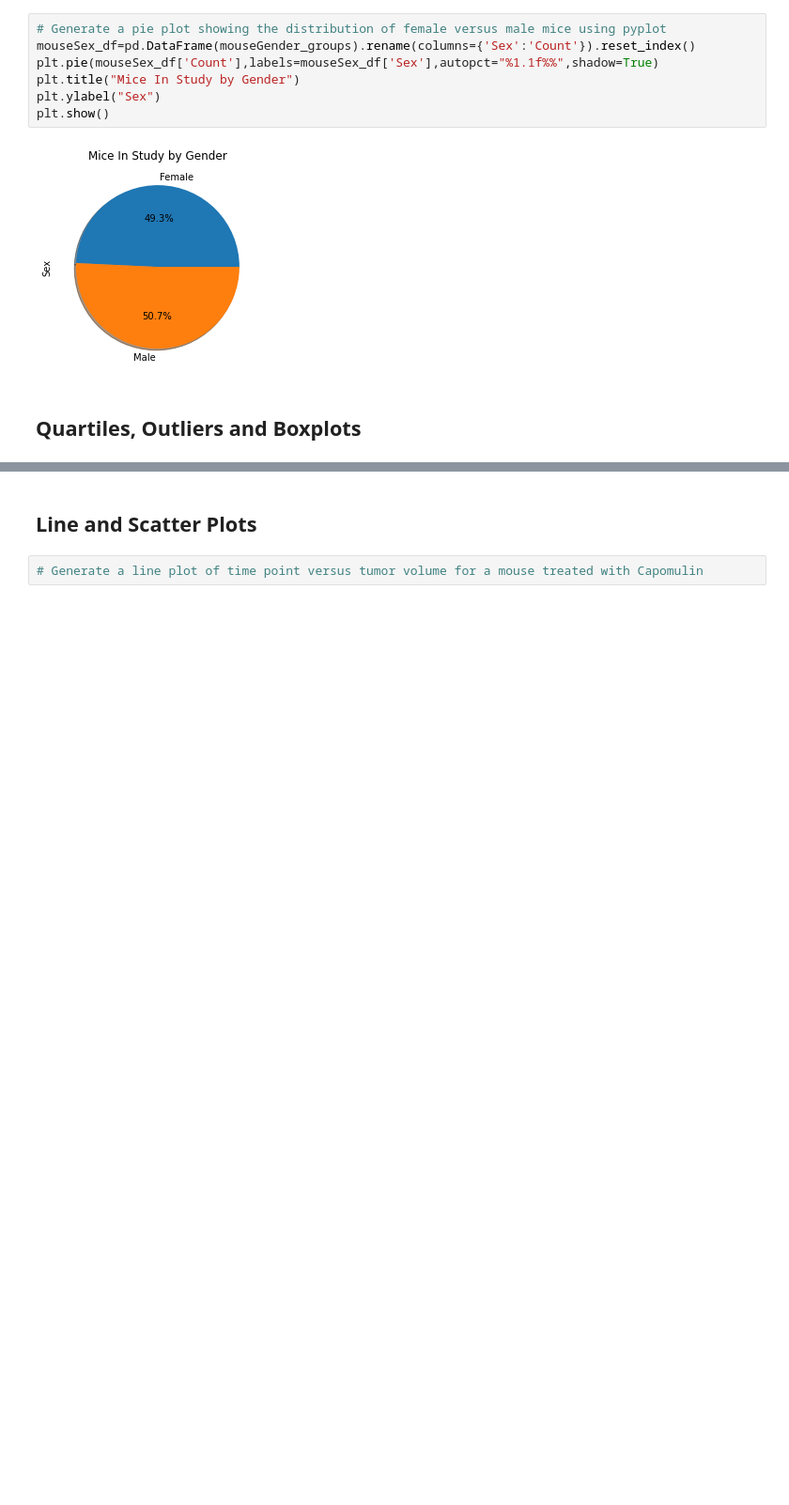
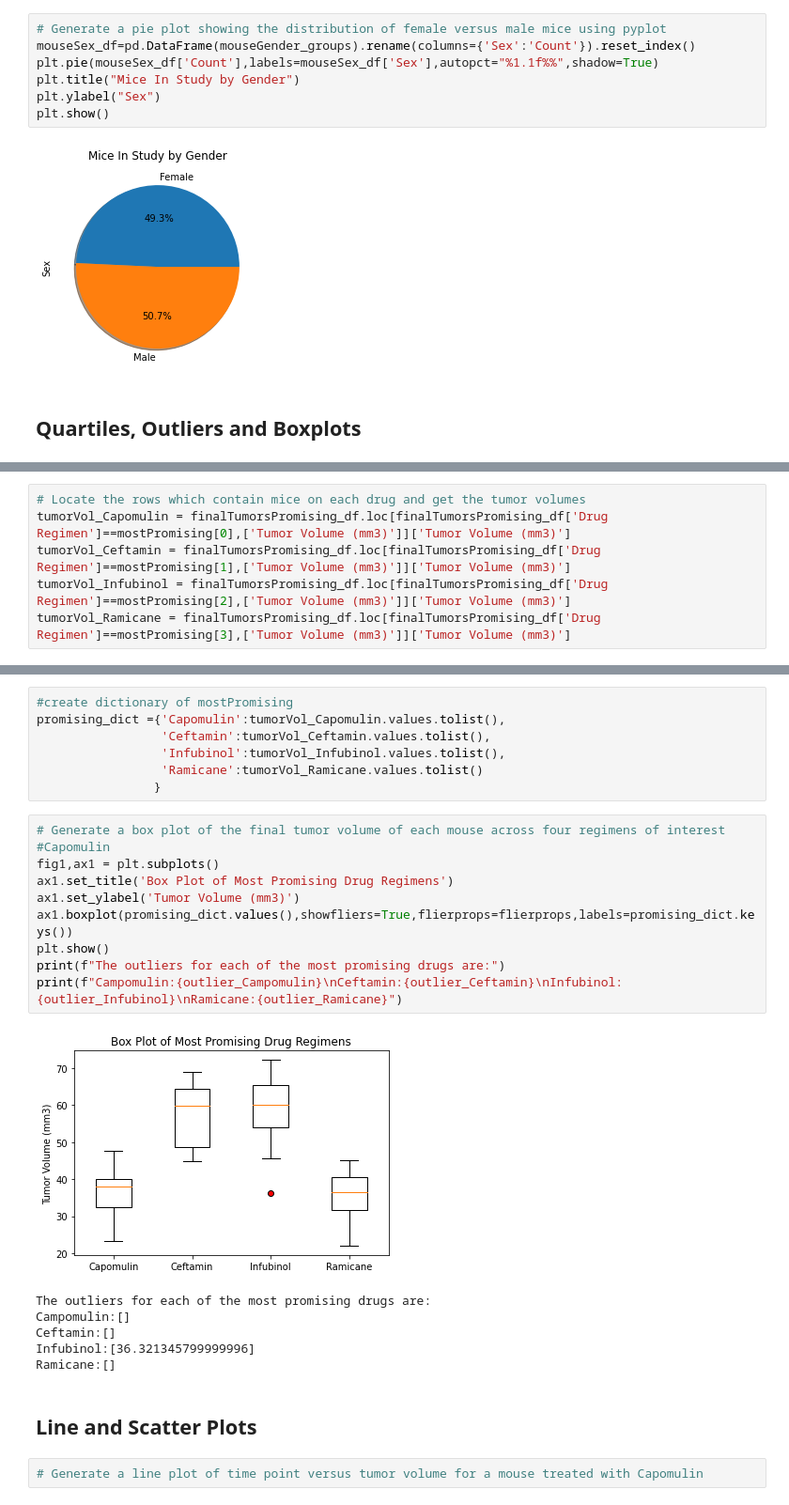
Before and after one commit to meielerol/matplotlib-challenge, a Jupyter notebook: pymaceuticals_starter.ipynb, the cells around one changed output, grey strips where cells are left out. Shown at 94% size. Saved outputs shown, nothing was run; the diff lists cells and outputs as text; blank space fills up the shorter version.

```diff
--- a/pymaceuticals_starter.ipynb
+++ b/pymaceuticals_starter.ipynb
@@ -259,0 +349,6 @@ plt.show()
+# %%
+# Locate the rows which contain mice on each drug and get the tumor volumes
+tumorVol_Capomulin = finalTumorsPromising_df.loc[finalTumorsPromising_df['Drug Regimen']==mostPromising[0],['Tumor Volume (mm3)']]['Tumor Volume (mm3)']
+tumorVol_Ceftamin = finalTumorsPromising_df.loc[finalTumorsPromising_df['Drug Regimen']==mostPromising[1],['Tumor Volume (mm3)']]['Tumor Volume (mm3)']
+tumorVol_Infubinol = finalTumorsPromising_df.loc[finalTumorsPromising_df['Drug Regimen']==mostPromising[2],['Tumor Volume (mm3)']]['Tumor Volume (mm3)']
+tumorVol_Ramicane = finalTumorsPromising_df.loc[finalTumorsPromising_df['Drug Regimen']==mostPromising[3],['Tumor Volume (mm3)']]['Tumor Volume (mm3)']
@@ -260,3 +383,27 @@ plt.show()
+# %%
+#create dictionary of mostPromising
+promising_dict ={'Capomulin':tumorVol_Capomulin.values.tolist(),
+                 'Ceftamin':tumorVol_Ceftamin.values.tolist(),
+                 'Infubinol':tumorVol_Infubinol.values.tolist(),
+                 'Ramicane':tumorVol_Ramicane.values.tolist()
+                }
+# %%
+# Generate a box plot of the final tumor volume of each mouse across four regimens of interest
+#Capomulin
+fig1,ax1 = plt.subplots()
+ax1.set_title('Box Plot of Most Promising Drug Regimens')
+ax1.set_ylabel('Tumor Volume (mm3)')
+ax1.boxplot(promising_dict.values(),showfliers=True,flierprops=flierprops,labels=promising_dict.keys())
+plt.show()
+print(f"The outliers for each of the most promising drugs are:")
+print(f"Campomulin:{outlier_Campomulin}\nCeftamin:{outlier_Ceftamin}\nInfubinol:{outlier_Infubinol}\nRamicane:{outlier_Ramicane}")
+# %% [output]
+[figure, added]
+The outliers for each of the most promising drugs are:
+Campomulin:[]
+Ceftamin:[]
+Infubinol:[36.321345799999996]
+Ramicane:[]
 # %% [markdown]
 ## Line and Scatter Plots
 # %%
```
Also changed, not shown: parts of 11 cells of this notebook.
